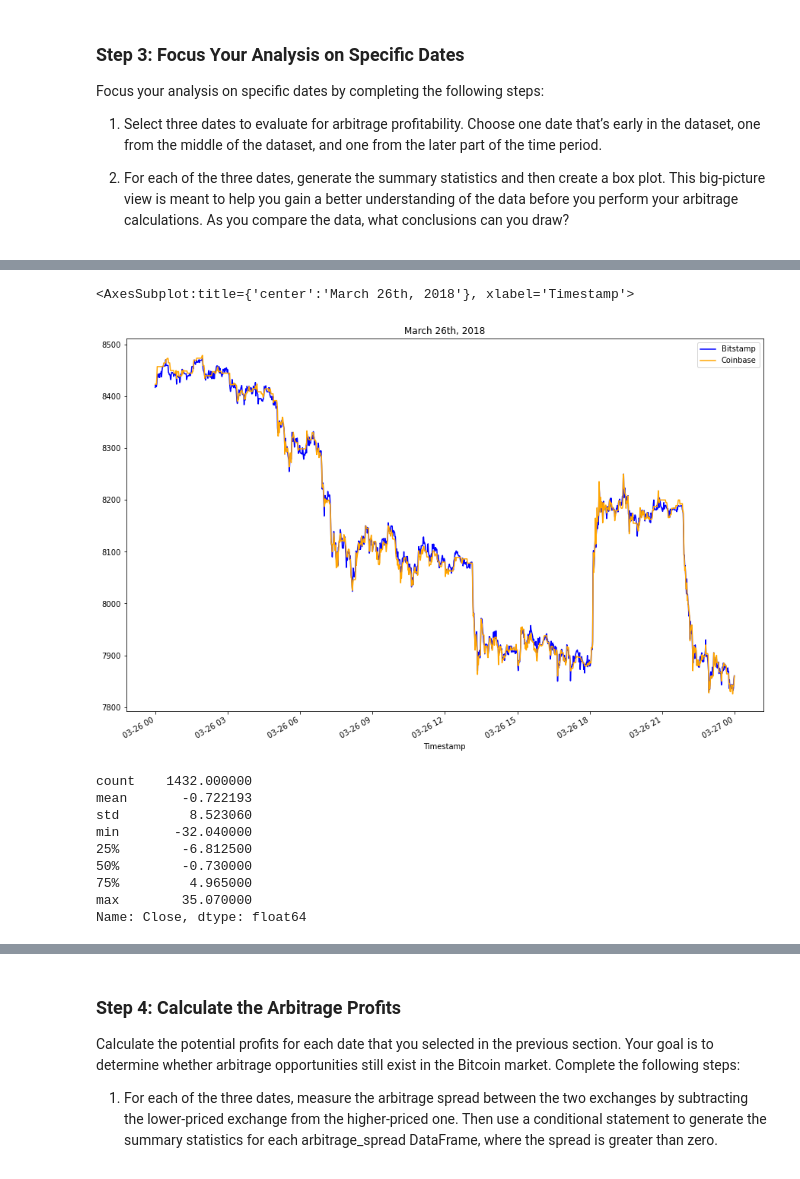
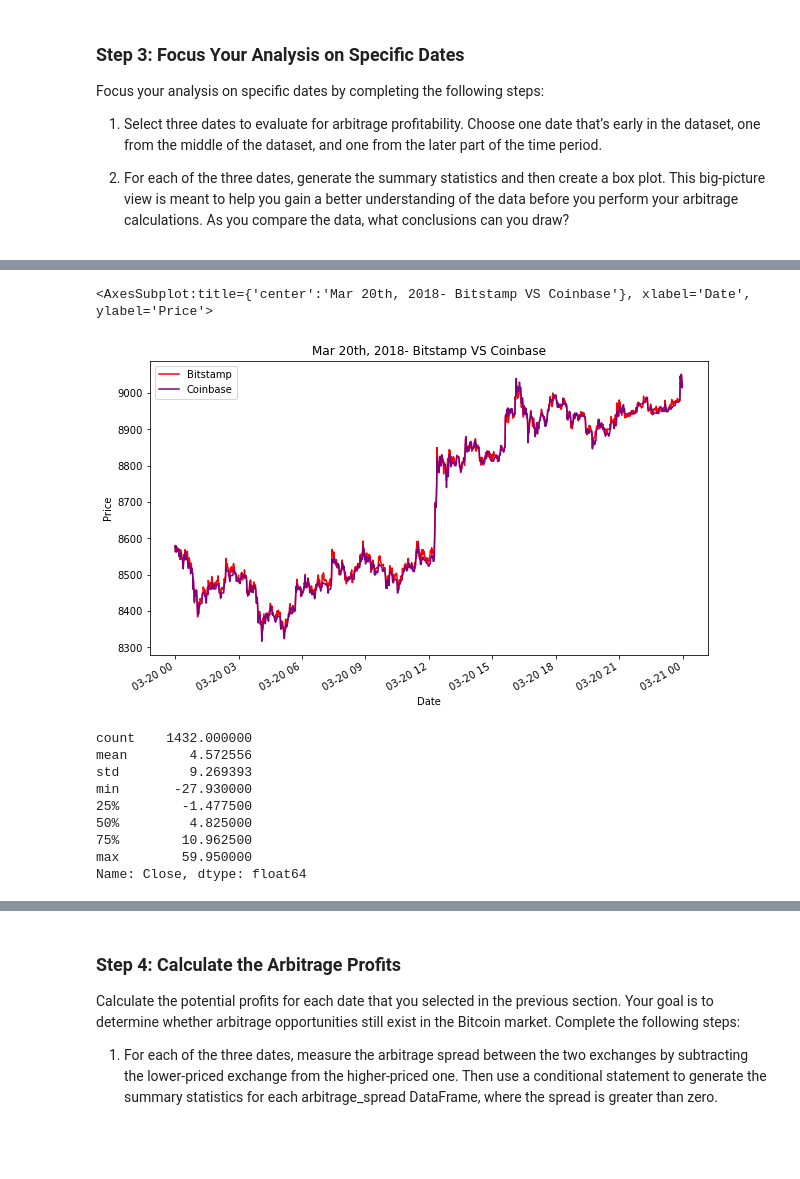
Before and after one commit to beowulf888/Module_3_challenge, a Jupyter notebook: Starter_Code/crypto_arbitrage.ipynb, the cells around one changed output, grey strips where cells are left out. Saved outputs shown, nothing was run; the diff lists cells and outputs as text; code cells hidden in the pictures; blank space fills up the shorter version.

```diff
--- a/Starter_Code/crypto_arbitrage.ipynb
+++ b/Starter_Code/crypto_arbitrage.ipynb
@@ -360,26 +376,32 @@ Name: Close, dtype: float64
 # %%
 # Create an overlay plot that visualizes the two dataframes over a period of one day from late in the dataset.
 # Be sure that the plots include the parameters `legend`, `figsize`, `title`, `color` and `label`
-# YOUR CODE HERE
+bitstamp_sliced['Close'].loc['2018-03-20'].plot(legend=True, figsize=(10, 6),
+                                                     title="Mar 20th, 2018- Bitstamp VS Coinbase",
+                                                     color='red',label="Bitstamp")
+
+coinbase_sliced['Close'].loc['2018-03-20'].plot(legend=True, figsize=(10, 6), color='purple',
+                                                     label="Coinbase",ylabel="Price", xlabel="Date")
 # %% [output]
-<AxesSubplot:title={'center':'March 26th, 2018'}, xlabel='Timestamp'>
+<AxesSubplot:title={'center':'Mar 20th, 2018- Bitstamp VS Coinbase'}, xlabel='Date', ylabel='Price'>
-[figure, old version]
+[figure, new version]
 # %%
 # Using the date from the late that you have selected, calculate the arbitrage spread
 # by subtracting the bitstamp lower closing prices from the coinbase higher closing prices
-arbitrage_spread_late = # YOUR CODE HERE
+arbitrage_spread_late = bitstamp_sliced['Close'].loc['2018-03-20'] - coinbase_sliced['Close'].loc['2018-03-20']
+
 
 # Generate summary statistics for the late DataFrame
-# YOUR CODE HERE
+arbitrage_spread_late.describe()
 # %% [output]
 count    1432.000000
-mean       -0.722193
-std         8.523060
-min       -32.040000
-25%        -6.812500
-50%        -0.730000
-75%         4.965000
-max        35.070000
+mean        4.572556
+std         9.269393
+min       -27.930000
+25%        -1.477500
+50%         4.825000
+75%        10.962500
+max        59.950000
 Name: Close, dtype: float64
 # %%
 # Visualize the arbitrage spread from late in the dataset in a box plot
```
Also changed, not shown: parts of 30 cells of this notebook.
